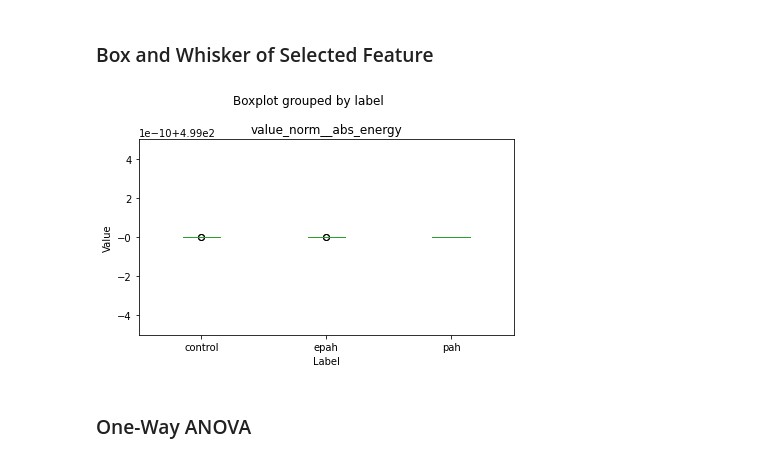
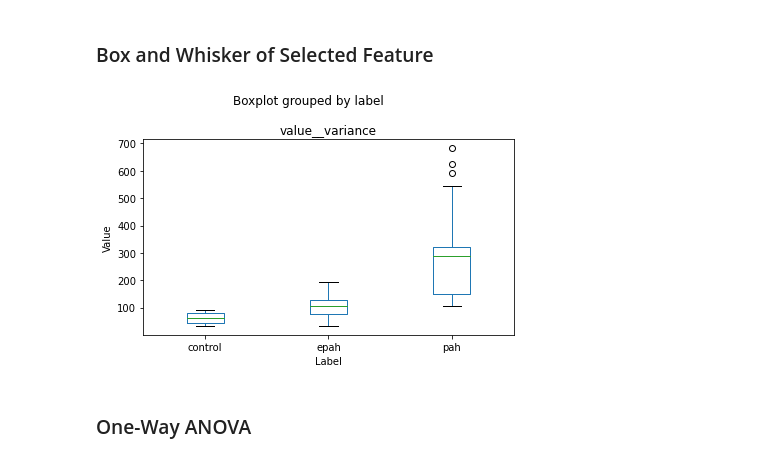
Before and after one commit to actsao/epahClassification, a Jupyter notebook: exploreFeatures.ipynb, the cells around one changed output. Drawn from its saved outputs; the diff is of its cells as text; code cells hidden in the pictures.

```diff
--- a/exploreFeatures.ipynb
+++ b/exploreFeatures.ipynb
@@ -35,16 +35,16 @@ if is_export:
 # %% [markdown]
 ### Box and Whisker of Selected Feature
 # %%
-feature = 'value_norm__abs_energy'
+feature = 'value__variance'
 
 calculated_features[['label', feature]].groupby('label').describe()
 
 calculated_features.boxplot(column=feature, by='label', grid=False)
 plt.ylabel('Value')
 plt.xlabel('Label')
 plt.tight_layout()
 # %% [output]
-[figure, old version]
+[figure, new version]
 # %% [markdown]
 ### One-Way ANOVA
 # %%
```
Also changed, not shown: parts of 12 cells of this notebook, 2 other files.
